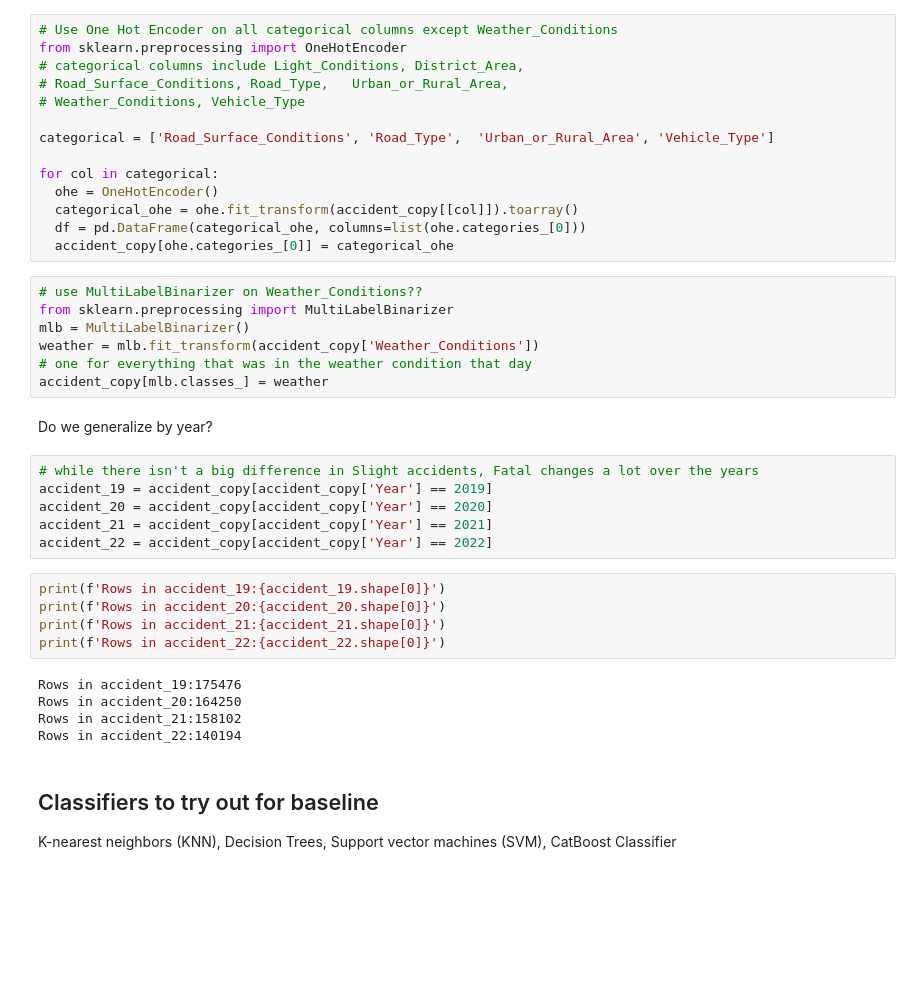
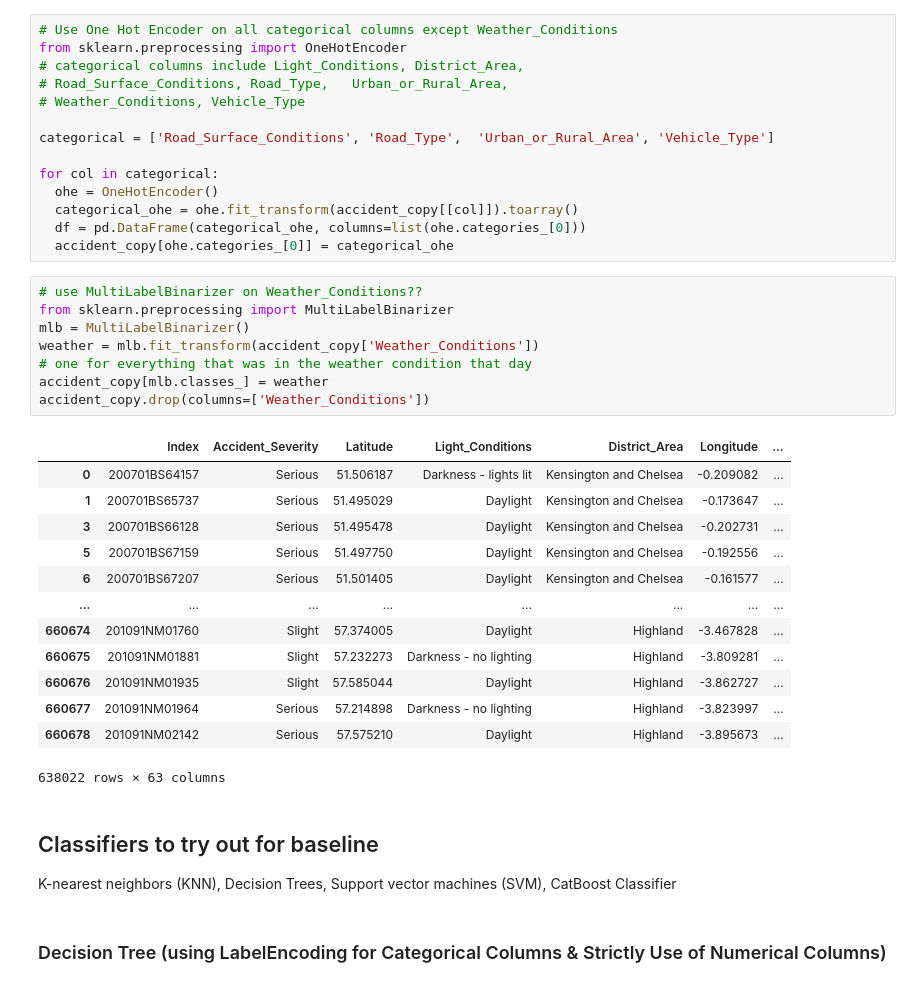
Before and after one commit to lukelin15/DSC148-Proj, a Jupyter notebook: Data_Cleaning_and_EDA.ipynb, the cells around one changed output. Cells and saved outputs as stored; diff of their text form; blank space fills up the shorter version.

```diff
--- a/Data_Cleaning_and_EDA.ipynb
+++ b/Data_Cleaning_and_EDA.ipynb
@@ -299,28 +321,27 @@ for col in categorical:
 # %%
 # use MultiLabelBinarizer on Weather_Conditions??
 from sklearn.preprocessing import MultiLabelBinarizer
 mlb = MultiLabelBinarizer()
 weather = mlb.fit_transform(accident_copy['Weather_Conditions'])
 # one for everything that was in the weather condition that day
 accident_copy[mlb.classes_] = weather
+accident_copy.drop(columns=['Weather_Conditions'])
+# %% [output]
+|  | Index | Accident_Severity | Latitude | Light_Conditions | District_Area | Longitude | ... |
+| 0 | 200701BS64157 | Serious | 51.506187 | Darkness - lights lit | Kensington and Chelsea | -0.209082 | ... |
+| 1 | 200701BS65737 | Serious | 51.495029 | Daylight | Kensington and Chelsea | -0.173647 | ... |
+| 3 | 200701BS66128 | Serious | 51.495478 | Daylight | Kensington and Chelsea | -0.202731 | ... |
+| 5 | 200701BS67159 | Serious | 51.497750 | Daylight | Kensington and Chelsea | -0.192556 | ... |
+| 6 | 200701BS67207 | Serious | 51.501405 | Daylight | Kensington and Chelsea | -0.161577 | ... |
+| ... | ... | ... | ... | ... | ... | ... | ... |
+| 660674 | 201091NM01760 | Slight | 57.374005 | Daylight | Highland | -3.467828 | ... |
+| 660675 | 201091NM01881 | Slight | 57.232273 | Darkness - no lighting | Highland | -3.809281 | ... |
+| 660676 | 201091NM01935 | Slight | 57.585044 | Daylight | Highland | -3.862727 | ... |
+| 660677 | 201091NM01964 | Serious | 57.214898 | Darkness - no lighting | Highland | -3.823997 | ... |
+| 660678 | 201091NM02142 | Serious | 57.575210 | Daylight | Highland | -3.895673 | ... |
+638022 rows × 63 columns
-# %% [markdown]
-Do we generalize by year?
-# %%
-# while there isn't a big difference in Slight accidents, Fatal changes a lot over the years
-accident_19 = accident_copy[accident_copy['Year'] == 2019]
-accident_20 = accident_copy[accident_copy['Year'] == 2020]
-accident_21 = accident_copy[accident_copy['Year'] == 2021]
-accident_22 = accident_copy[accident_copy['Year'] == 2022]
-# %%
-print(f'Rows in accident_19:{accident_19.shape[0]}')
-print(f'Rows in accident_20:{accident_20.shape[0]}')
-print(f'Rows in accident_21:{accident_21.shape[0]}')
-print(f'Rows in accident_22:{accident_22.shape[0]}')
-# %% [output]
-Rows in accident_19:175476
-Rows in accident_20:164250
-Rows in accident_21:158102
-Rows in accident_22:140194
 # %% [markdown]
 ## Classifiers to try out for baseline
 K-nearest neighbors (KNN), Decision Trees, Support vector machines (SVM), CatBoost Classifier
+# %% [markdown]
+### Decision Tree (using LabelEncoding for Categorical Columns & Strictly Use of Numerical Columns)
```
Also changed, not shown: parts of 15 cells of this notebook, 1 other file.
